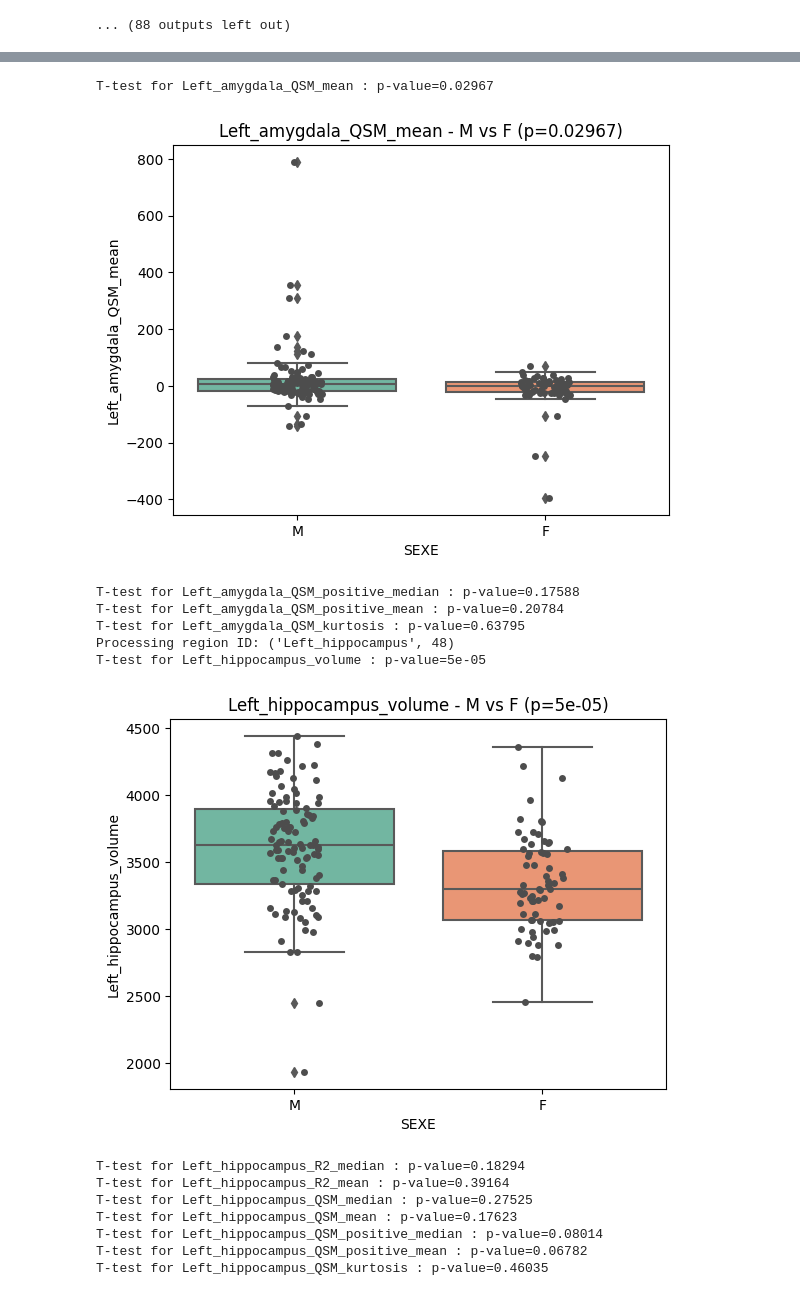
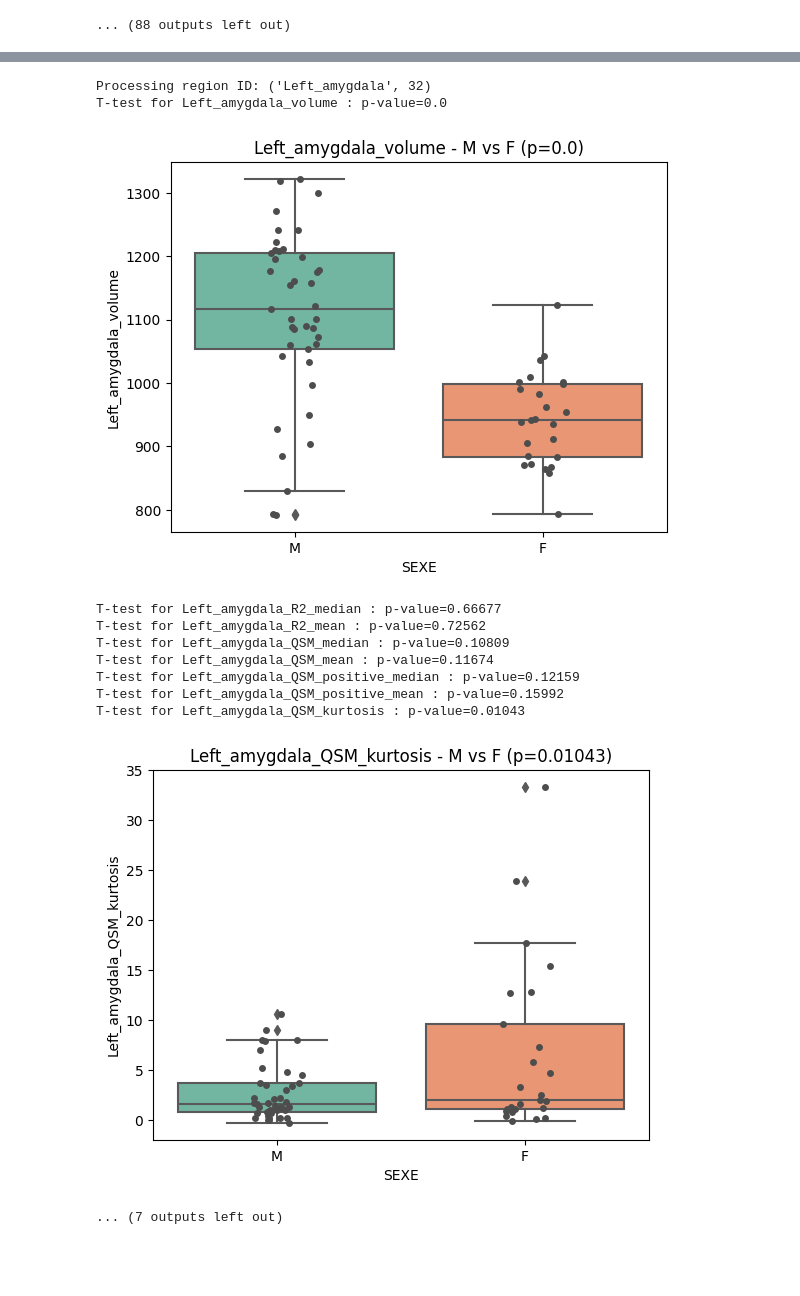
Before and after one commit to RomainViardLille/LiiFE, a Jupyter notebook: PULSE_Pirozzi.ipynb, the cells around one changed output, grey strips where cells are left out. Saved outputs shown, nothing was run; the diff lists cells and outputs as text; code cells hidden in the pictures; blank space fills up the shorter version.

```diff
--- a/PULSE_Pirozzi.ipynb
+++ b/PULSE_Pirozzi.ipynb
@@ -275,4 +282,4 @@ df.index = df.index.str.replace("sub-", "", regex=False)
 df_test=df_part[['Declin','AGE','SEXE','SITE_APP','Centre','V0','Diff_inclusion_PS','Score_de_declinaison']].dropna(inplace=False).join(df)
 df_test = df_test.copy()
 qsm_columns = [col for col in df_test.columns if "QSM" in col and "kurtosis" not in col]
-df_test[qsm_columns] = df_test[qsm_columns] * 1000
+df_test[qsm_columns] = df_test[qsm_columns] * 100
@@ -279,4 +314,5 @@ df_test[qsm_columns] = df_test[qsm_columns] * 1000
 # %%
+df_test = df_test[df_test['Centre'] == 'Lille']
 reload(lbr)
 pd.option_context('mode.use_inf_as_na', True)
 for region_name, region_id in amygdala_hippocampus_regions.items():
@@ -316,15 +347,12 @@ T-test for Left_amygdala_QSM_median : p-value=0.04976
-T-test for Left_amygdala_QSM_mean : p-value=0.02967
+Processing region ID: ('Left_amygdala', 32)
+T-test for Left_amygdala_volume : p-value=0.0
-[figure, old version]
+[figure, new version]
-T-test for Left_amygdala_QSM_positive_median : p-value=0.17588
-T-test for Left_amygdala_QSM_positive_mean : p-value=0.20784
-T-test for Left_amygdala_QSM_kurtosis : p-value=0.63795
-Processing region ID: ('Left_hippocampus', 48)
-T-test for Left_hippocampus_volume : p-value=5e-05
+T-test for Left_amygdala_R2_median : p-value=0.66677
+T-test for Left_amygdala_R2_mean : p-value=0.72562
+T-test for Left_amygdala_QSM_median : p-value=0.10809
+T-test for Left_amygdala_QSM_mean : p-value=0.11674
+T-test for Left_amygdala_QSM_positive_median : p-value=0.12159
+T-test for Left_amygdala_QSM_positive_mean : p-value=0.15992
+T-test for Left_amygdala_QSM_kurtosis : p-value=0.01043
-[figure, old version]
+[figure, new version]
-T-test for Left_hippocampus_R2_median : p-value=0.18294
-T-test for Left_hippocampus_R2_mean : p-value=0.39164
-T-test for Left_hippocampus_QSM_median : p-value=0.27525
-T-test for Left_hippocampus_QSM_mean : p-value=0.17623
-T-test for Left_hippocampus_QSM_positive_median : p-value=0.08014
-T-test for Left_hippocampus_QSM_positive_mean : p-value=0.06782
-T-test for Left_hippocampus_QSM_kurtosis : p-value=0.46035
+... (7 outputs left out)
```
Also changed, not shown: parts of 11 cells of this notebook, 1 other file.
